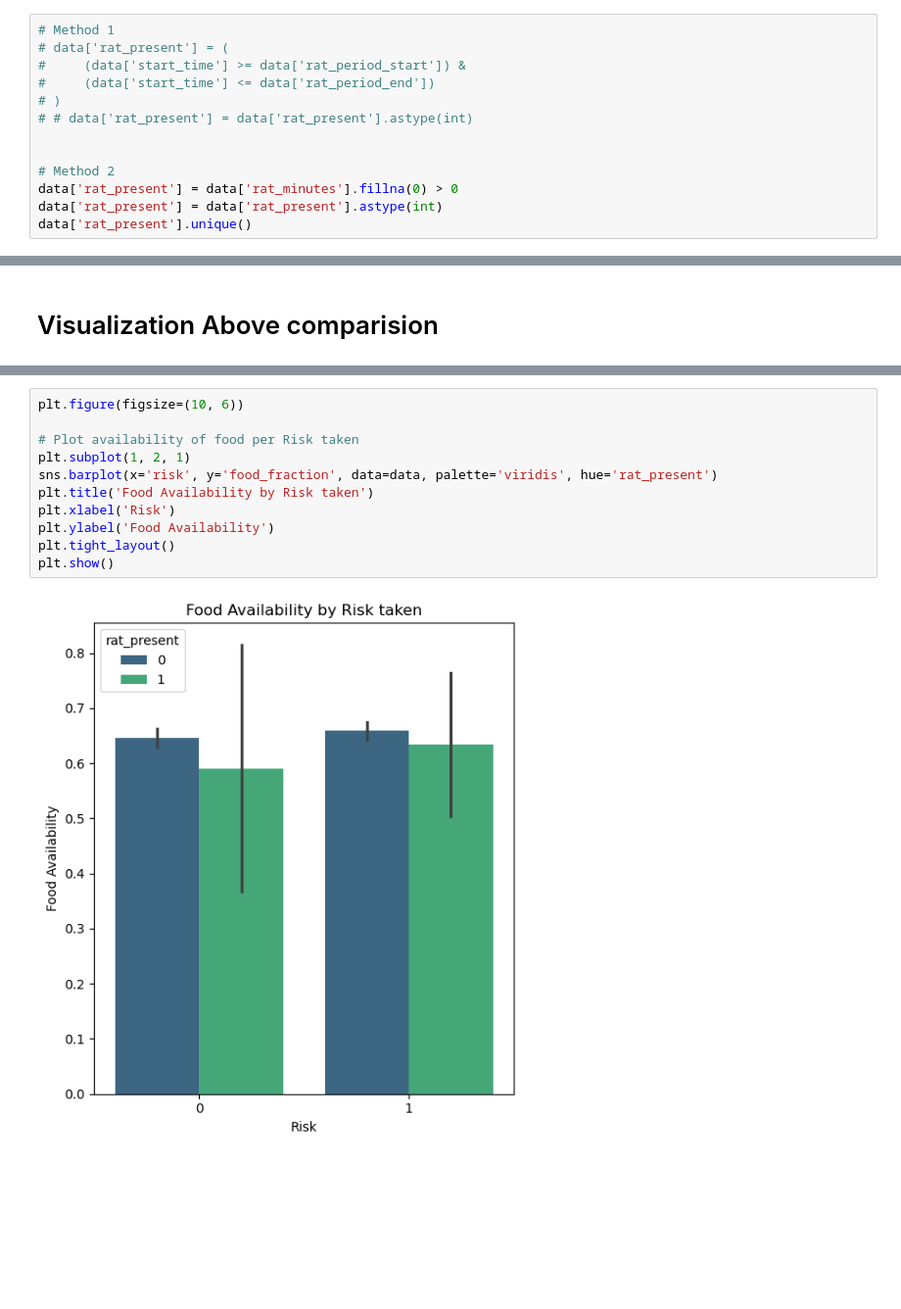
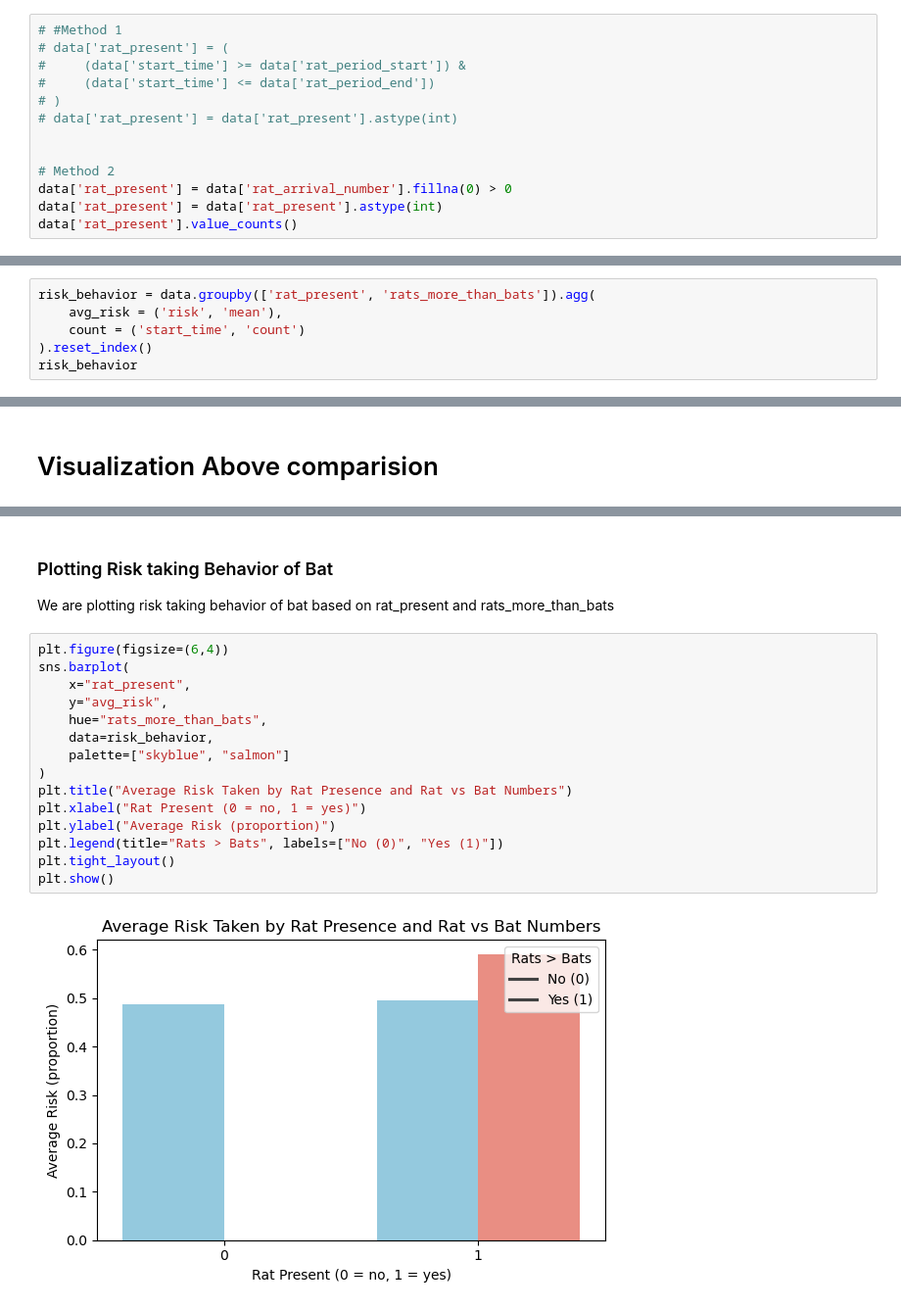
Before and after one commit to ANeupane30/DSFoundation_assignment, a Jupyter notebook: relation.ipynb, the cells around one changed output, grey strips where cells are left out. Shown at 98% size. Drawn from its saved outputs; the diff is of its cells as text; blank space fills up the shorter version.

```diff
--- a/relation.ipynb
+++ b/relation.ipynb
@@ -93,15 +106,15 @@ memory usage: 163.8+ KB
 In this section,we are confirming if there was rat on food platform when bat landed.
 # %%
-# Method 1
+# #Method 1
 # data['rat_present'] = (
 #     (data['start_time'] >= data['rat_period_start']) &
 #     (data['start_time'] <= data['rat_period_end'])
 # )
-# # data['rat_present'] = data['rat_present'].astype(int)
+# data['rat_present'] = data['rat_present'].astype(int)
 
 
 # Method 2
-data['rat_present'] = data['rat_minutes'].fillna(0) > 0
+data['rat_present'] = data['rat_arrival_number'].fillna(0) > 0
 data['rat_present'] = data['rat_present'].astype(int)
-data['rat_present'].unique()
+data['rat_present'].value_counts()
 # %% [output]
@@ -108,0 +137,6 @@ array([0, 1])
+# %%
+risk_behavior = data.groupby(['rat_present', 'rats_more_than_bats']).agg(
+    avg_risk = ('risk', 'mean'),
+    count = ('start_time', 'count')
+).reset_index()
+risk_behavior
@@ -208,13 +199,20 @@ Passing `palette` without assigning `hue` is deprecated and will be removed in v
+# %% [markdown]
+### Plotting Risk taking Behavior of Bat
+We are plotting risk taking behavior of bat based on rat_present and rats_more_than_bats
 # %%
-plt.figure(figsize=(10, 6))
-
-# Plot availability of food per Risk taken
-plt.subplot(1, 2, 1)
-sns.barplot(x='risk', y='food_fraction', data=data, palette='viridis', hue='rat_present')
-plt.title('Food Availability by Risk taken')
-plt.xlabel('Risk')
-plt.ylabel('Food Availability')
+plt.figure(figsize=(6,4))
+sns.barplot(
+    x="rat_present",
+    y="avg_risk",
+    hue="rats_more_than_bats",
+    data=risk_behavior,
+    palette=["skyblue", "salmon"]
+)
+plt.title("Average Risk Taken by Rat Presence and Rat vs Bat Numbers")
+plt.xlabel("Rat Present (0 = no, 1 = yes)")
+plt.ylabel("Average Risk (proportion)")
+plt.legend(title="Rats > Bats", labels=["No (0)", "Yes (1)"])
 plt.tight_layout()
 plt.show()
 # %% [output]
-[figure, old version]
+[figure, new version]
```
Also changed, not shown: parts of 31 cells of this notebook, 1 other file.
